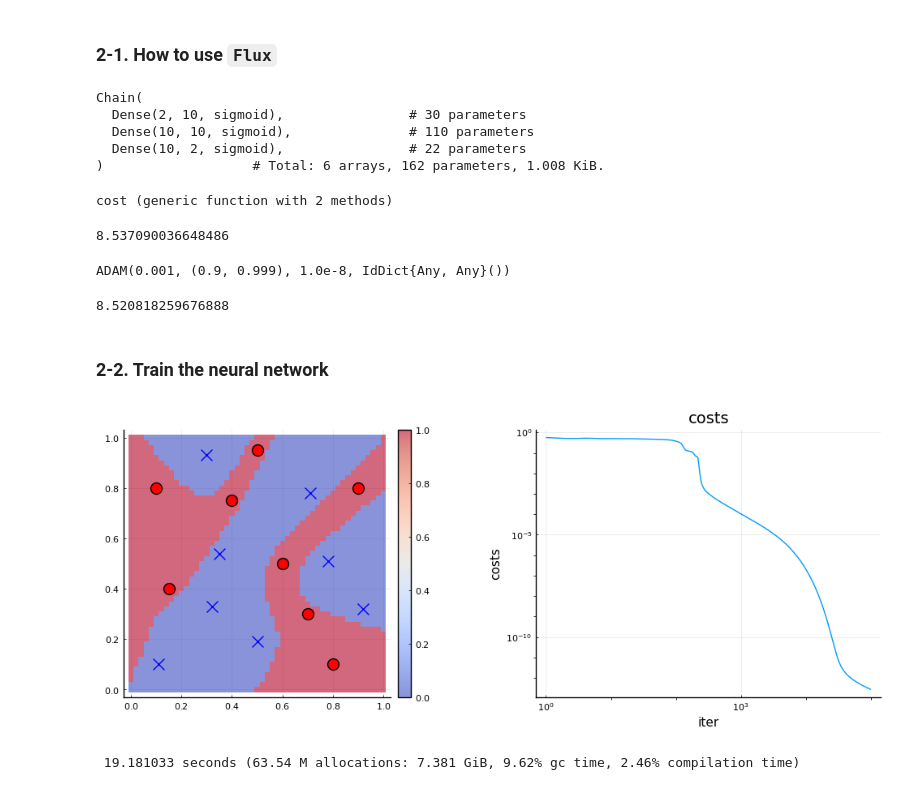
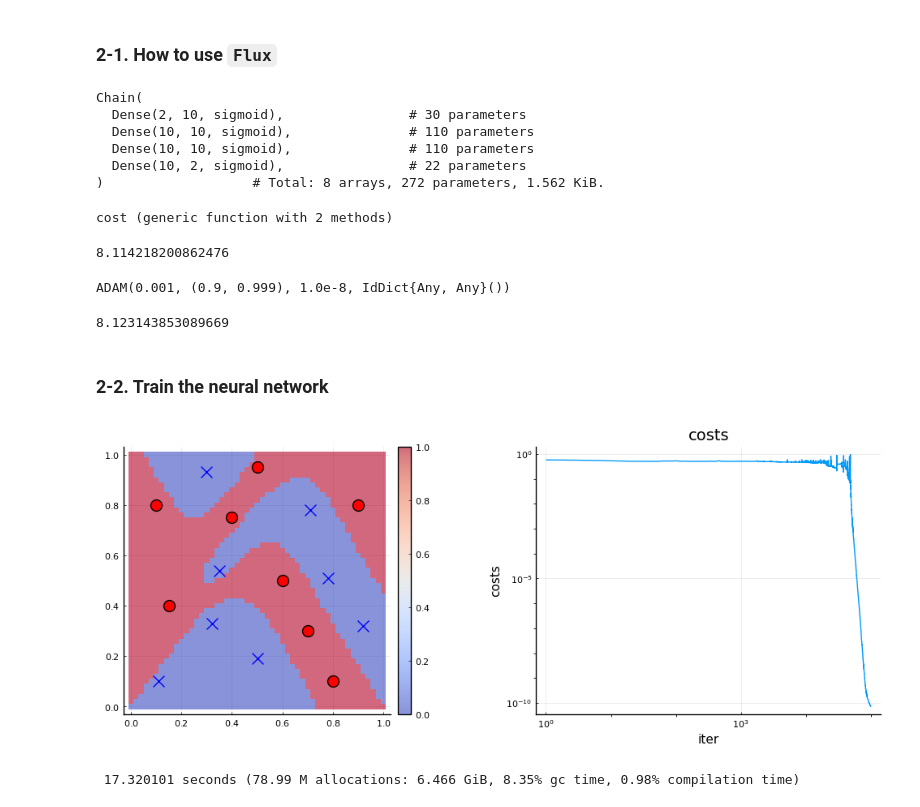
Before and after one commit to kitano-AppMath/my-julia-works, a Jupyter notebook: Hands-on Deep Learning.ipynb, the cells around one changed output. Saved outputs shown, nothing was run; the diff lists cells and outputs as text; code cells hidden in the pictures.

```diff
--- a/Hands-on Deep Learning.ipynb
+++ b/Hands-on Deep Learning.ipynb
@@ -229,26 +229,28 @@ savefig(fig2, "figs-DL/fig2.png")
 nn = Chain(
         Dense(2,10,sigmoid),
         Dense(10,10,sigmoid),
+        Dense(10,10,sigmoid),
         Dense(10,2,sigmoid)
         )
 # %% [output]
 Chain(
   Dense(2, 10, sigmoid),                # 30 parameters
   Dense(10, 10, sigmoid),               # 110 parameters
+  Dense(10, 10, sigmoid),               # 110 parameters
   Dense(10, 2, sigmoid),                # 22 parameters
-)                   # Total: 6 arrays, 162 parameters, 1.008 KiB.
+)                   # Total: 8 arrays, 272 parameters, 1.562 KiB.
 # %%
 #define cost function
-function cost(x,y,nn)
+function cost(x,y)
     norm(y-nn(x))^2
 end
 # %% [output]
 cost (generic function with 2 methods)
 # %%
 #cost before training
-sum([cost(X[:,n],Y[:,n],nn) for n in 1:N])
+sum([cost(X[:,n],Y[:,n]) for n in 1:N])
 # %% [output]
-8.537090036648486
+8.114218200862476
 # %%
 #define optimizer
 opt = ADAM()
@@ -256,12 +258,13 @@ opt = ADAM()
 ADAM(0.001, (0.9, 0.999), 1.0e-8, IdDict{Any, Any}())
 # %%
 #training neural network
-Flux.train!((x,y)->cost(x,y,nn),params(nn),[(X,Y)],opt)
+n = 10
+Flux.train!(cost,params(nn),[(X[:,n],Y[:,n])],opt)
 # %%
 #cost after training
-sum([cost(X[:,n],Y[:,n],nn) for n in 1:N])
+sum([cost(X[:,n],Y[:,n]) for n in 1:N])
 # %% [output]
-8.520818259676888
+8.123143853089669
 # %% [markdown]
 ### 2-2. Train the neural network
 # %%
@@ -271,6 +274,7 @@ Random.seed!(42)
 #initialize the model
 nn = Chain(
         Dense(2,10,sigmoid),
+        Dense(10,10,sigmoid),
         Dense(10,10,sigmoid),
         Dense(10,2,sigmoid)
         )
@@ -279,35 +283,36 @@ nn = Chain(
 function cost(x,y,nn)
     norm(y-nn(x))^2
 end
 
 #training
 function my_train(data,nn,n_train)
     @unpack X,Y,N = data
     costs = zeros(n_train)
-    opt = ADAM(0.1)
+    opt = ADAM(0.01)
     @showprogress for k in 1:n_train
-        Flux.train!((x,y)->cost(x,y,nn),params(nn),[(X,Y)],opt)
-        costs[k] = mean([cost(X[:,n],Y[:,n],nn) for n in 1:N])
+        n = rand(1:N)
+        Flux.train!(cost,params(nn),[(X[:,n],Y[:,n])],opt)
+        costs[k] = mean([cost(X[:,n],Y[:,n]) for n in 1:N])
     end
     return costs
 end
 
 #train the model
 n_train = Int(1e5)
 @time costs = my_train(data,nn,n_train)
 
 #prediction
 function pred(x₁,x₂,nn)
     tmp = nn([x₁,x₂])
     return tmp[1]>tmp[2] ? 0 : 1
 end
 
 #visualize
 p1 = plot(0:0.02:1, 0:0.02:1, (x₁,x₂)->pred(x₁,x₂,nn), st=:heatmap, c=cgrad(:coolwarm), alpha=0.6, clim=(0,1))
 p1 = plot_data(p1,X,labels)
 p2 = plot(costs,xlabel="iter",ylabel="costs",title="costs",xscale=:log10,yscale=:log10,label=false)
 fig3 = plot(p1,p2,size=(1000,400))
 savefig(fig3, "figs-DL/fig3.png")
 # %% [output]
-[figure, old version]
+[figure, new version]
- 19.181033 seconds (63.54 M allocations: 7.381 GiB, 9.62% gc time, 2.46% compilation time)
+ 17.320101 seconds (78.99 M allocations: 6.466 GiB, 8.35% gc time, 0.98% compilation time)
```
Also changed, not shown: parts of 1 cell of this notebook, 1 other file.
